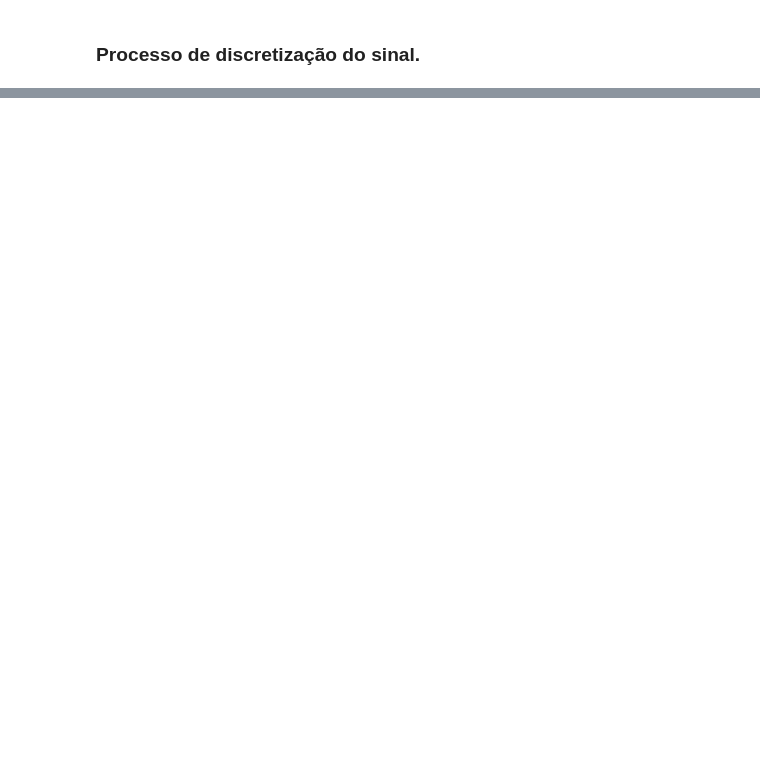
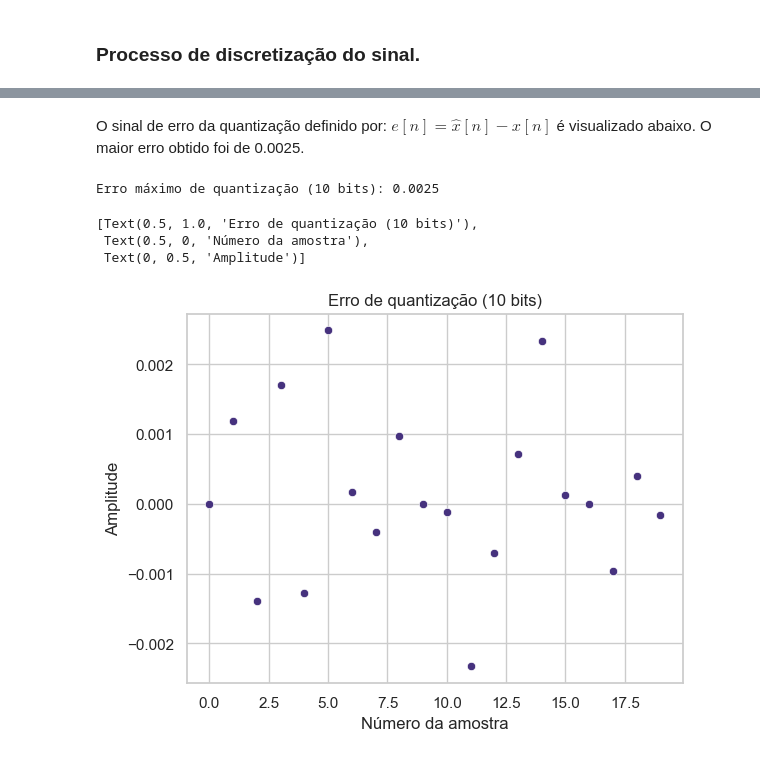
Before and after one commit to ricardoamachado/PPGEE0018, a Jupyter notebook: Atividades/atividade1.ipynb, the cells around one changed output, grey strips where cells are left out. Cells and saved outputs as stored; diff of their text form; code cells hidden in the pictures; blank space fills up the shorter version.

```diff
--- a/Atividades/atividade1.ipynb
+++ b/Atividades/atividade1.ipynb
@@ -56,0 +79,9 @@ TODO: Fazer quantização do sinal.
+# %%
+def quantizar_sinal(sinal: np.ndarray, bits: int) -> np.ndarray:
+    niveis_logicos = 2**bits
+    fundo_escala = max(abs(min(sinal)), abs(max(sinal)))
+    delta_quantizacao = 2*fundo_escala/niveis_logicos
+    sinal_quantizado = np.round(sinal/delta_quantizacao)*delta_quantizacao
+    return sinal_quantizado
+# %%
+sinal_quantizado_10bits = quantizar_sinal(sinal_discreto, 10)
@@ -56,0 +97,14 @@ TODO: Fazer quantização do sinal.
+# %% [markdown]
+O sinal de erro da quantização definido por: $e[n] = \hat{x}[n] - x[n]$ é visualizado abaixo. O maior erro obtido foi de 0.0025.
+# %%
+print(f"Erro máximo de quantização (10 bits): {max(abs(sinal_discreto - sinal_quantizado_10bits)):.4f}")
+# %% [output]
+Erro máximo de quantização (10 bits): 0.0025
+# %%
+erro_quantizacao_10bits = sinal_discreto - sinal_quantizado_10bits
+sns.scatterplot(x=k, y=erro_quantizacao_10bits).set(title='Erro de quantização (10 bits)', xlabel='Número da amostra', ylabel='Amplitude')
+# %% [output]
+[Text(0.5, 1.0, 'Erro de quantização (10 bits)'),
+ Text(0.5, 0, 'Número da amostra'),
+ Text(0, 0.5, 'Amplitude')]
+[figure, added]
```
Also changed, not shown: parts of 22 cells of this notebook, 2 other files.
